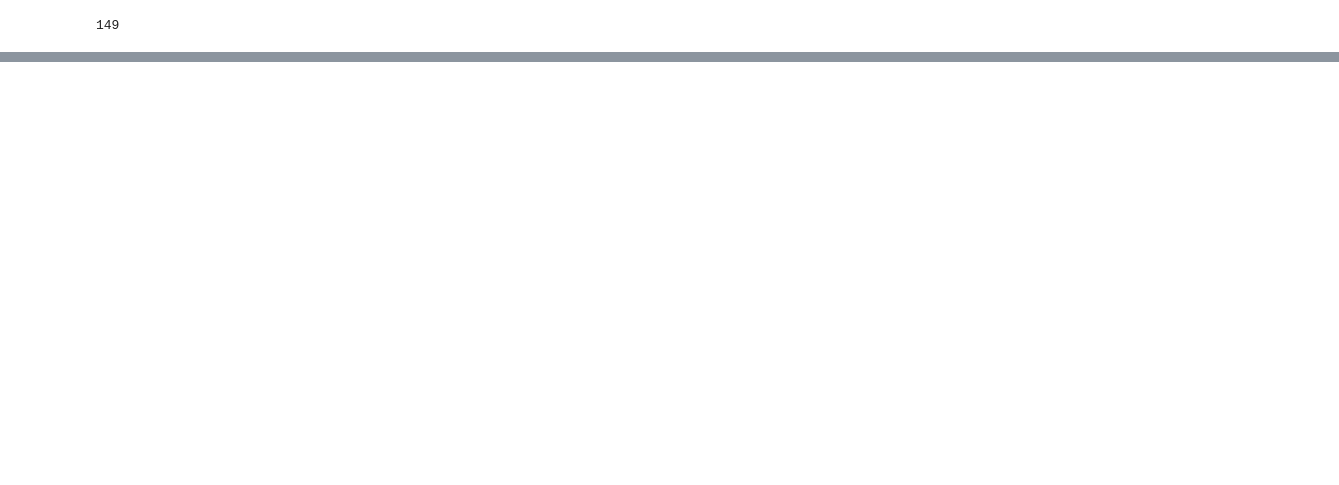
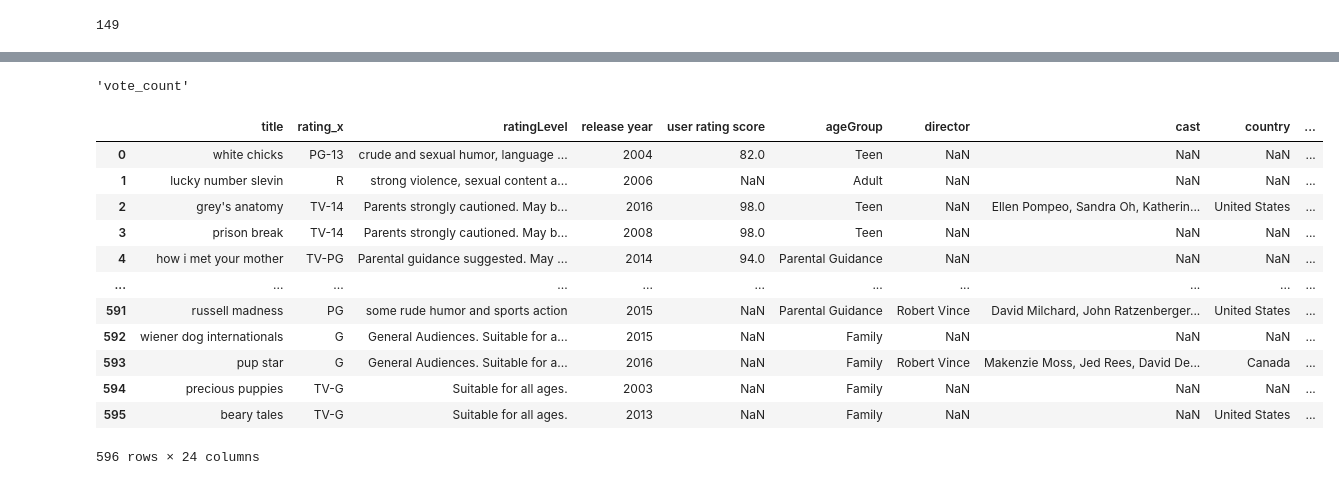
Before and after one commit to HSE-Study-Team/ML_EDA, a Jupyter notebook: notebooks/data_prepare.ipynb, the cells around one changed output, grey strips where cells are left out. Drawn from its saved outputs; the diff is of its cells as text; code cells hidden in the pictures; blank space fills up the shorter version.

```diff
--- a/notebooks/data_prepare.ipynb
+++ b/notebooks/data_prepare.ipynb
@@ -285,0 +348,46 @@ print(common1)
+# %%
+"show_id"
+"rating_y"
+"description_x"
+"index"
+"id_x"
+"description_y"
+"release_year_y"
+"age_certification"
+"imdb_id_x"
+"adult"
+"belongs_to_collection"
+"homepage"
+"id_y"
+"imdb_id_y"
+"overview"
+"poster_path"
+"production_countries"
+"spoken_languages"
+"status"
+"tagline"
+"video"
+"vote_average"
+"vote_count"
+# %% [output]
+'vote_count'
+# %%
+df = common2.drop(columns=["show_id", "rating_y", "description_x", "index", "id_x", "description_y", "release_year_y", "age_certification", "imdb_id_x",
+                           "adult", "belongs_to_collection", "homepage", "id_y", "imdb_id_y", "overview", "poster_path", "production_countries", "spoken_languages",
+                           "status", "tagline", "video", "vote_average", "vote_count", "runtime_x", "original_language", "original_title"])
+# %%
+df
+# %% [output]
+|  | title | rating_x | ratingLevel | release year | user rating score | ageGroup | director | cast | country | ... |
+| 0 | white chicks | PG-13 | crude and sexual humor, language ... | 2004 | 82.0 | Teen | NaN | NaN | NaN | ... |
+| 1 | lucky number slevin | R | strong violence, sexual content a... | 2006 | NaN | Adult | NaN | NaN | NaN | ... |
+| 2 | grey's anatomy | TV-14 | Parents strongly cautioned. May b... | 2016 | 98.0 | Teen | NaN | Ellen Pompeo, Sandra Oh, Katherin... | United States | ... |
+| 3 | prison break | TV-14 | Parents strongly cautioned. May b... | 2008 | 98.0 | Teen | NaN | NaN | NaN | ... |
+| 4 | how i met your mother | TV-PG | Parental guidance suggested. May ... | 2014 | 94.0 | Parental Guidance | NaN | NaN | NaN | ... |
+| ... | ... | ... | ... | ... | ... | ... | ... | ... | ... | ... |
+| 591 | russell madness | PG | some rude humor and sports action | 2015 | NaN | Parental Guidance | Robert Vince | David Milchard, John Ratzenberger... | United States | ... |
+| 592 | wiener dog internationals | G | General Audiences. Suitable for a... | 2015 | NaN | Family | NaN | NaN | NaN | ... |
+| 593 | pup star | G | General Audiences. Suitable for a... | 2016 | NaN | Family | Robert Vince | Makenzie Moss, Jed Rees, David De... | Canada | ... |
+| 594 | precious puppies | TV-G | Suitable for all ages. | 2003 | NaN | Family | NaN | NaN | NaN | ... |
+| 595 | beary tales | TV-G | Suitable for all ages. | 2013 | NaN | Family | NaN | NaN | United States | ... |
+596 rows × 24 columns
```
Also changed, not shown: parts of 22 cells of this notebook, 3 other files.
